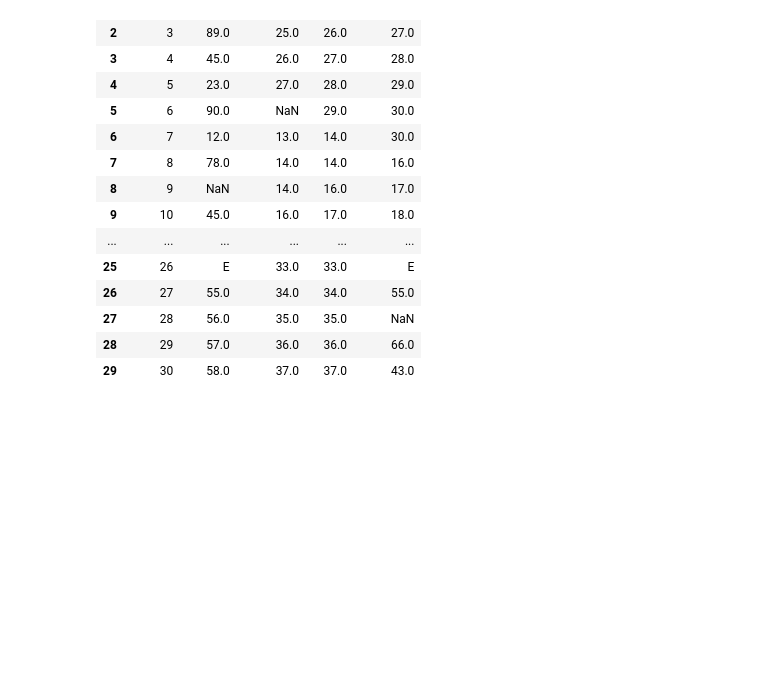
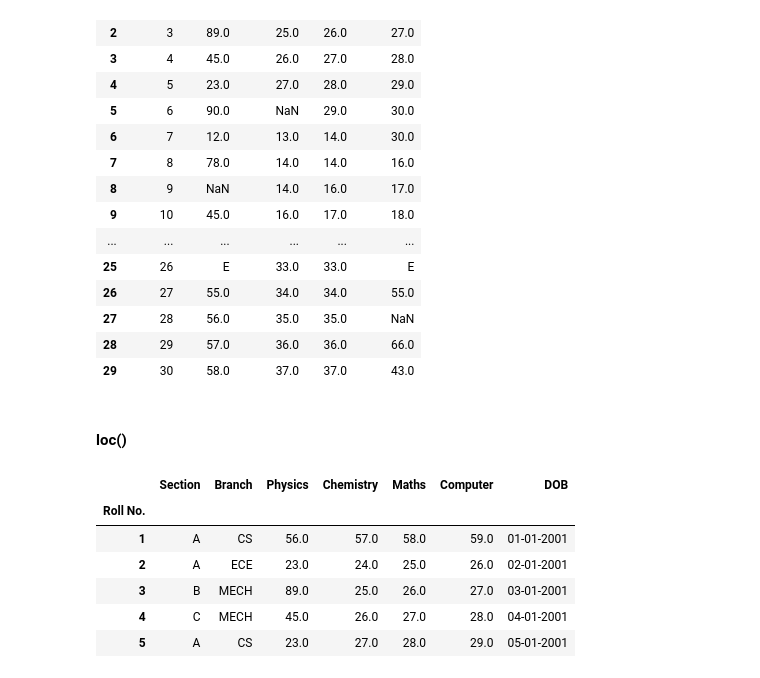
Before and after one commit to Pratyusha-Mukherjee/MachineLearning, a Jupyter notebook: pandas.ipynb, the cells around one changed output. Cells and saved outputs as stored; diff of their text form; code cells hidden in the pictures; blank space fills up the shorter version.

```diff
--- a/pandas.ipynb
+++ b/pandas.ipynb
@@ -577,3 +577,17 @@ df3.replace(to_replace=15,method='ffill')
 | 27 | 28 | 56.0 | 35.0 | 35.0 | NaN |
 | 28 | 29 | 57.0 | 36.0 | 36.0 | 66.0 |
 | 29 | 30 | 58.0 | 37.0 | 37.0 | 43.0 |
+# %% [markdown]
+#### loc()
+# %%
+df7 = pd.read_csv("sample2.csv",index_col=["Roll No."])
+# %%
+df7.head()
+# %% [output]
+|  | Section | Branch | Physics | Chemistry | Maths | Computer | DOB |
+| Roll No. |  |  |  |  |  |  |  |
+| 1 | A | CS | 56.0 | 57.0 | 58.0 | 59.0 | 01-01-2001 |
+| 2 | A | ECE | 23.0 | 24.0 | 25.0 | 26.0 | 02-01-2001 |
+| 3 | B | MECH | 89.0 | 25.0 | 26.0 | 27.0 | 03-01-2001 |
+| 4 | C | MECH | 45.0 | 26.0 | 27.0 | 28.0 | 04-01-2001 |
+| 5 | A | CS | 23.0 | 27.0 | 28.0 | 29.0 | 05-01-2001 |
```
Also changed, not shown: parts of 3 cells of this notebook.
